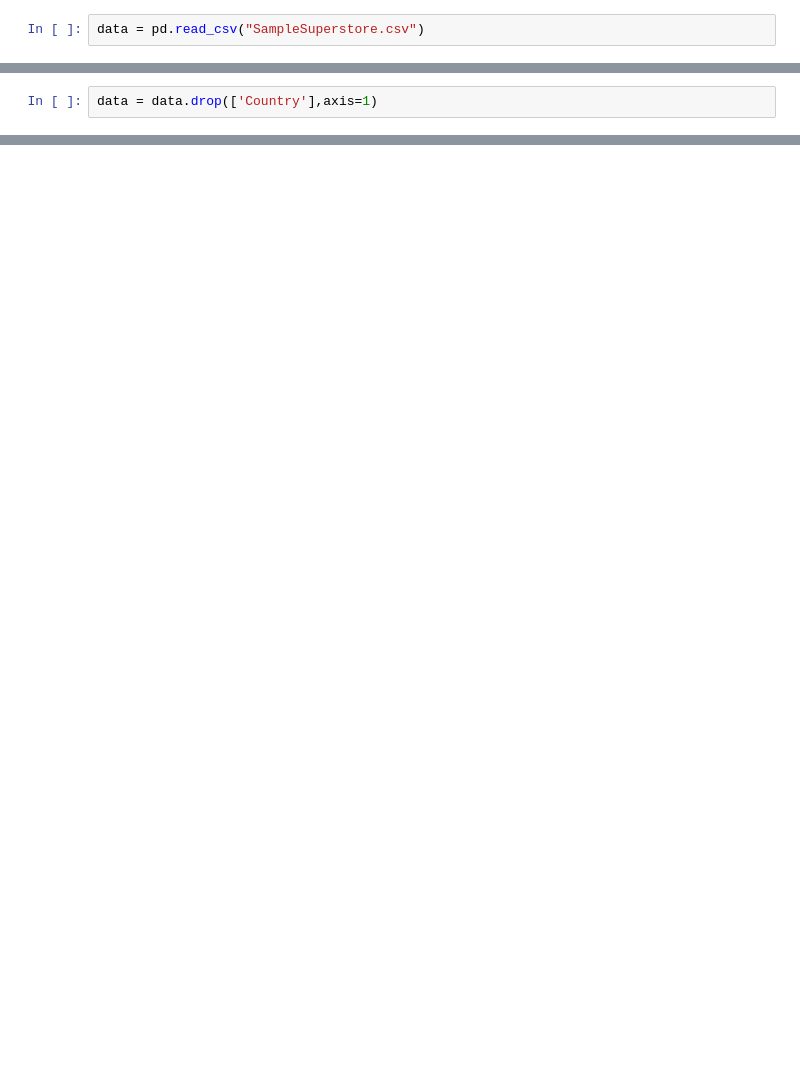
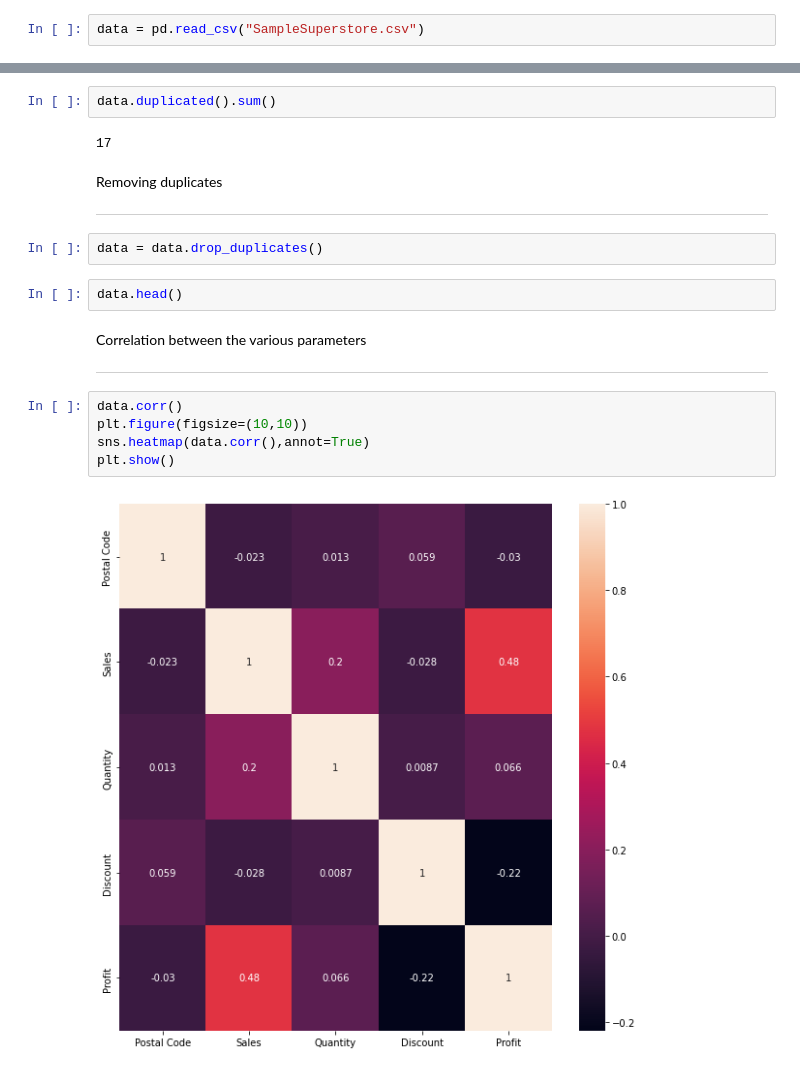
Before and after one commit to Hardik7843/TheSparksFoundation, a Jupyter notebook: Task2/Task2.ipynb, the cells around one changed output, grey strips where cells are left out. Saved outputs shown, nothing was run; the diff lists cells and outputs as text; blank space fills up the shorter version.

```diff
--- a/Task2/Task2.ipynb
+++ b/Task2/Task2.ipynb
@@ -21,2 +50,0 @@ data.describe()
-# %%
-data = data.drop(['Country'],axis=1)
@@ -80,0 +62,23 @@ def void(str )
+# %%
+data.duplicated().sum()
+# %% [output]
+17
+# %% [markdown]
+Removing duplicates
+
+---
+# %%
+data = data.drop_duplicates()
+# %%
+data.head()
+# %% [markdown]
+Correlation between the various parameters
+
+---
+# %%
+data.corr()
+plt.figure(figsize=(10,10))
+sns.heatmap(data.corr(),annot=True)
+plt.show()
+# %% [output]
+[figure, added]
```
Also changed, not shown: parts of 40 cells of this notebook.
